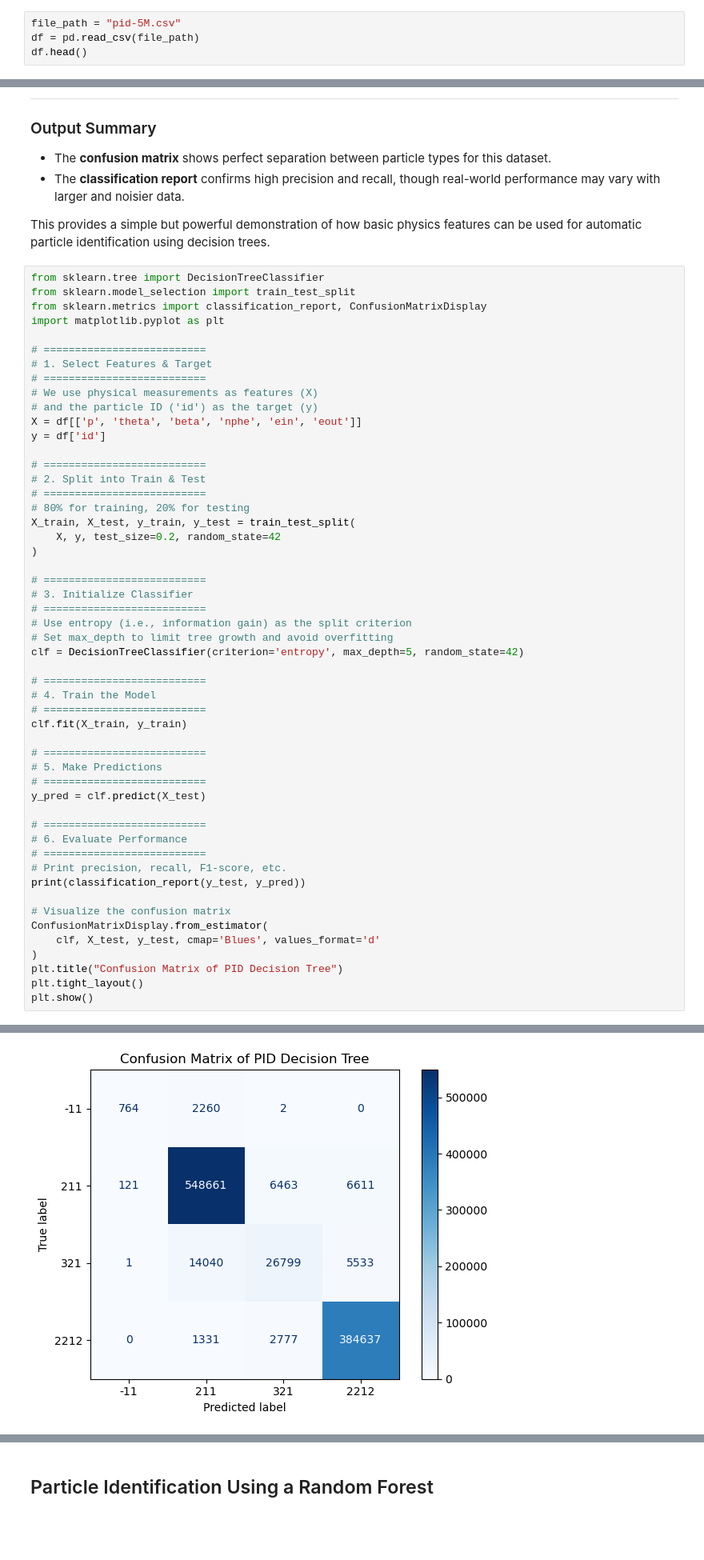
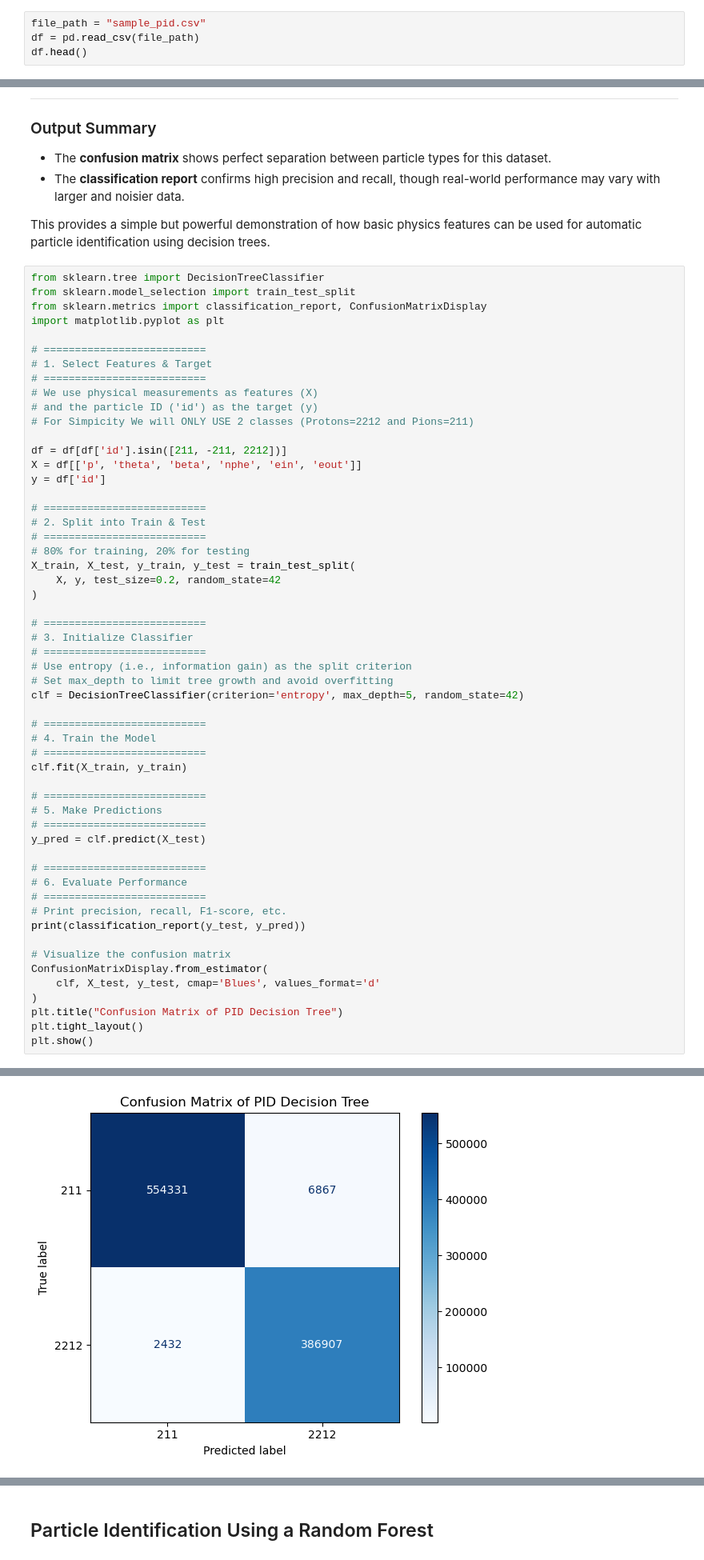
Before and after one commit to wesmail/Muenster-ML-Lecture25, a Jupyter notebook: Lecture-1/PID.ipynb, the cells around one changed output, grey strips where cells are left out. Shown: that part at 80% size. Cells and saved outputs as stored; diff of their text form; blank space fills up the shorter version.

```diff
--- a/Lecture-1/PID.ipynb
+++ b/Lecture-1/PID.ipynb
@@ -14,7 +14,7 @@ import pandas as pd
 import matplotlib.pyplot as plt
 import seaborn as sns
 # %%
-file_path = "pid-5M.csv"
+file_path = "sample_pid.csv"
 df = pd.read_csv(file_path)
 df.head()
 # %% [output]
@@ -114,6 +116,9 @@ import matplotlib.pyplot as plt
 # ==========================
 # We use physical measurements as features (X)
 # and the particle ID ('id') as the target (y)
+# For Simpicity We will ONLY USE 2 classes (Protons=2212 and Pions=211)
+
+df = df[df['id'].isin([211, -211, 2212])]
 X = df[['p', 'theta', 'beta', 'nphe', 'ein', 'eout']]
 y = df['id']
 
@@ -169 +172 @@ weighted avg       0.96      0.96      0.96   1000000
-[figure, old version]
+[figure, new version]
```
Also changed, not shown: parts of 7 cells of this notebook, 3 other files.
